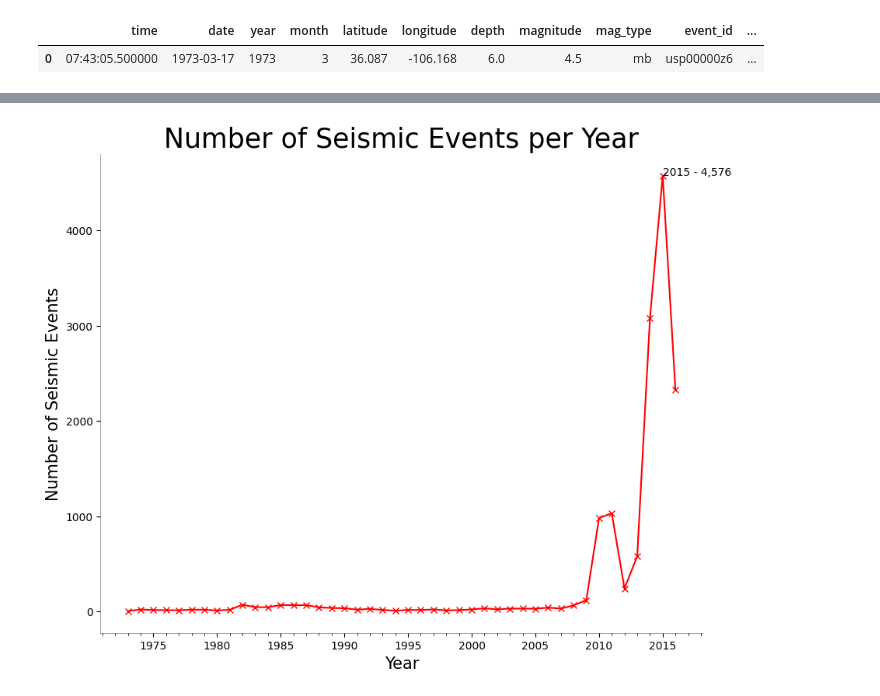
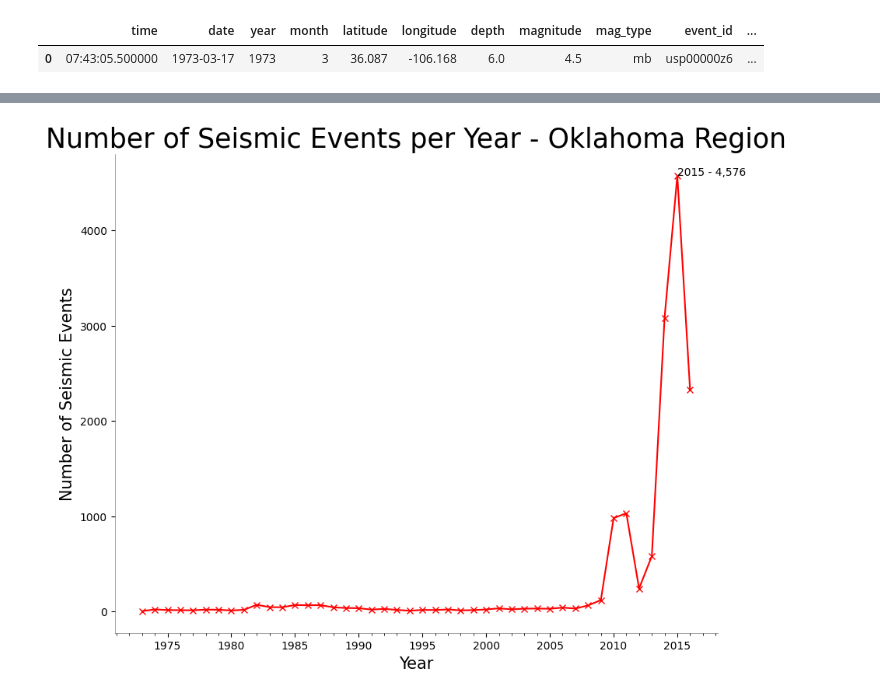
Before and after one commit to JulieGambill/Wastewater_And_Seismic_Activity, a Jupyter notebook: notebooks/Ok_Region_Earthquakes.ipynb, the cells around one changed output, grey strips where cells are left out. Cells and saved outputs as stored; diff of their text form; code cells hidden in the pictures.

Commit message:
Updated visuals, Sql queries

```diff
--- a/notebooks/Ok_Region_Earthquakes.ipynb
+++ b/notebooks/Ok_Region_Earthquakes.ipynb
@@ -3523,33 +3502,33 @@ plt.figure(figsize =(10,8))
 ok_yearly_counts.plot(kind= "line",
                    marker= "x",
                    color = "red")
 
 ax = plt.gca()
 for spine in ax.spines.values():
     spine.set_linewidth(0.5)
     spine.set_alpha(0.5)
 ax.spines['top'].set_visible(False)
 ax.spines['right'].set_visible(False)
 
 ax.xaxis.set_major_locator(MultipleLocator(5))
 ax.xaxis.set_major_formatter('{x:.0f}')
 ax.xaxis.set_minor_locator(MultipleLocator())
 
 ax.set_xlabel("Year",
               fontsize = 15)
 ax.set_ylabel("Number of Seismic Events",
               fontsize = 15)
-ax.set_title('Number of Seismic Events per Year',
+ax.set_title('Number of Seismic Events per Year - Oklahoma Region',
              fontsize = 25)
 
 highest_index = ok_yearly_counts.idxmax()
 x_coord = highest_index
 y_coord = ok_yearly_counts.loc[highest_index]
 plt.text(x_coord,
          y_coord,
          '2015 - 4,576')
 
-
+plt.savefig("../plots/NumberOfSeismicEventsPerYear_OKRegion.png")
 plt.show()
 # %% [output]
-[figure, old version]
+[figure, new version]
```
Also changed, not shown: parts of 3 cells of this notebook, 5 other files.
